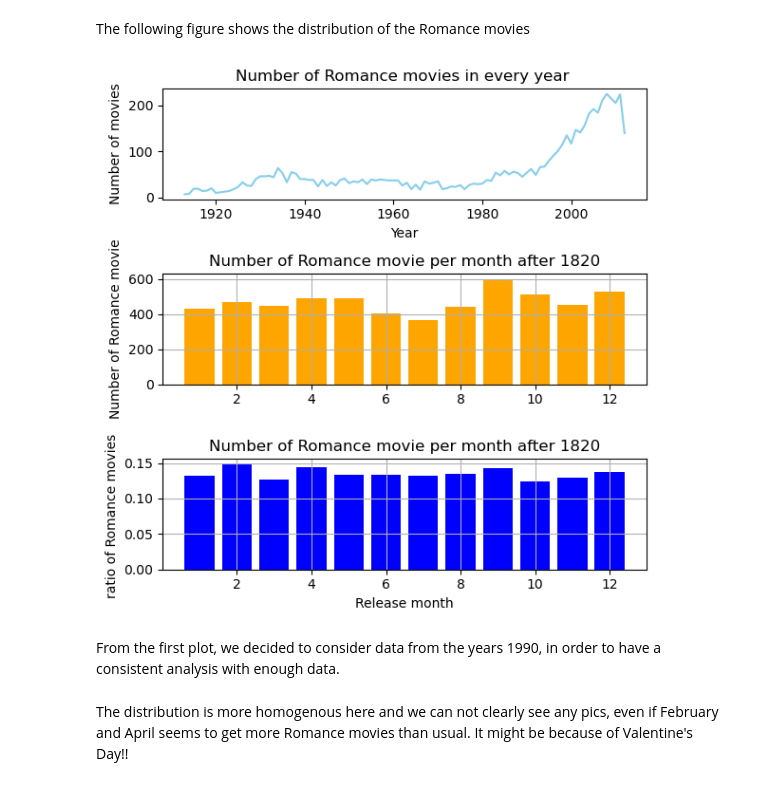
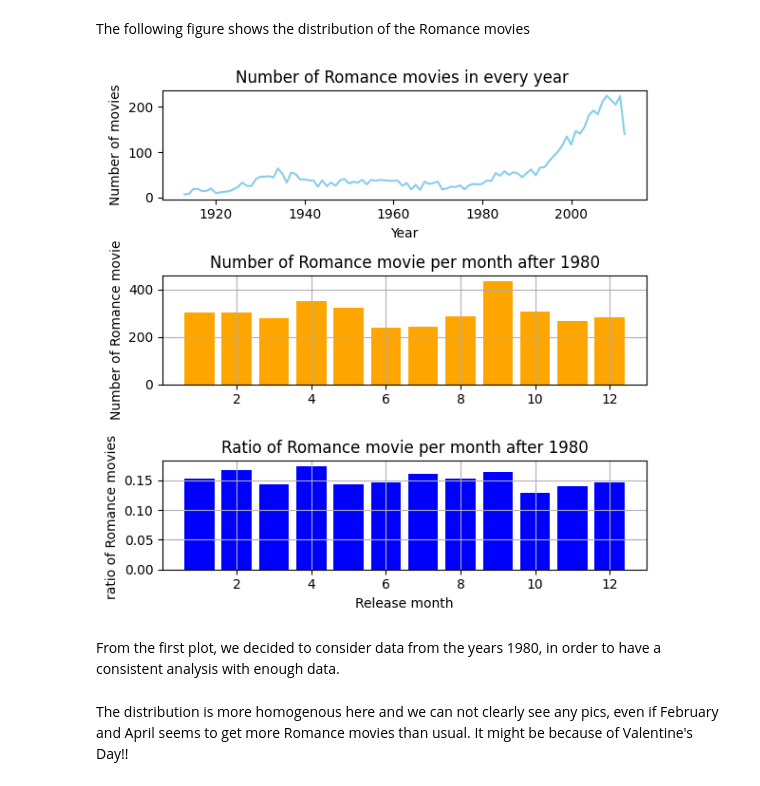
Before and after one commit to epfl-ada/ada-2023-project-dat4k, a Jupyter notebook: P2_final.ipynb, the cells around one changed output. Drawn from its saved outputs; the diff is of its cells as text; code cells hidden in the pictures.

```diff
--- a/P2_final.ipynb
+++ b/P2_final.ipynb
@@ -324,11 +327,11 @@ Then in the second and last plots, we can see several pics, one in July and then
 # %% [markdown]
 The following figure shows the distribution of the Romance movies
 # %%
-visu_P2(df_vis,1820, 'Romance')
+visu_P2(df_vis,1980, 'Romance')
 # %% [output]
-[figure, old version]
+[figure, new version]
 # %% [markdown]
-From the first plot, we decided to consider data from the years 1990, in order to have a consistent analysis with enough data.
+From the first plot, we decided to consider data from the years 1980, in order to have a consistent analysis with enough data.
 # %% [markdown]
 The distribution is more homogenous here and we can not clearly see any pics, even if February and April seems to get more Romance movies than usual. It might be because of Valentine's Day!!
 # %% [markdown]
```
Also changed, not shown: parts of 7 cells of this notebook.
